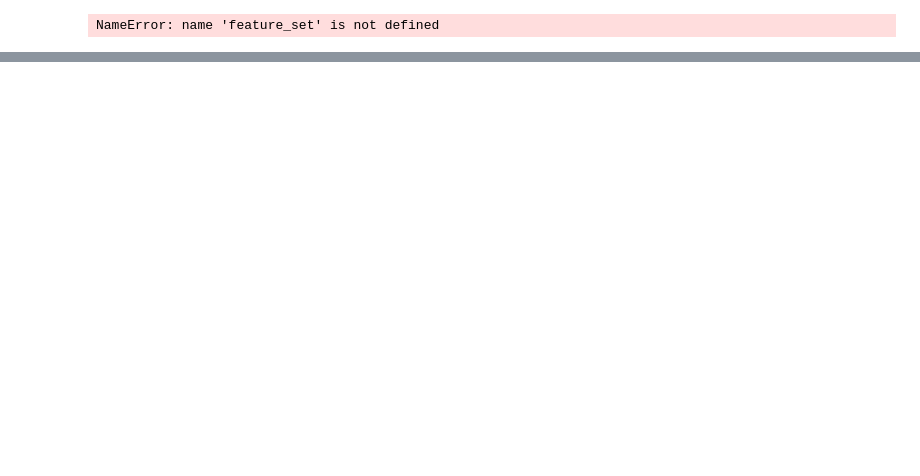
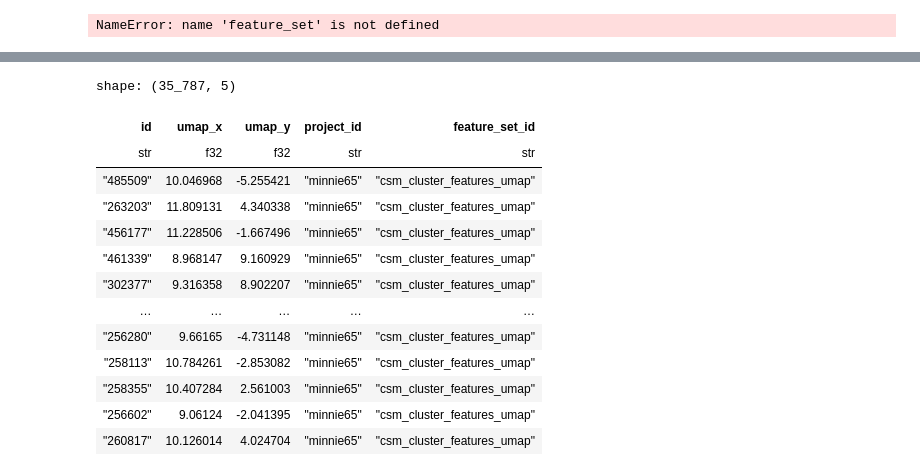
Before and after one commit to AllenInstitute/ConnectsCommonConnectivity, a Jupyter notebook: code/example_microns_query.ipynb, the cells around one changed output, grey strips where cells are left out. Cells and saved outputs as stored; diff of their text form; code cells hidden in the pictures; blank space fills up the shorter version.

```diff
--- a/code/example_microns_query.ipynb
+++ b/code/example_microns_query.ipynb
@@ -132,0 +275,26 @@ f.savefig("../figures/celltype_connectivity_adjacency_plot.png")
+# %%
+cfeats=cell_features[['id','umap_x', 'umap_y']].clone()
+# %%
+cfeats=cfeats.with_columns(
+    pl.lit("minnie65").alias('project_id')
+)
+cfeats=cfeats.with_columns(
+    pl.lit("csm_cluster_features_umap").alias("feature_set_id")
+)
+# %%
+cfeats
+# %% [output]
+shape: (35_787, 5)
+| id | umap_x | umap_y | project_id | feature_set_id |
+| str | f32 | f32 | str | str |
+| "485509" | 10.046968 | -5.255421 | "minnie65" | "csm_cluster_features_umap" |
+| "263203" | 11.809131 | 4.340338 | "minnie65" | "csm_cluster_features_umap" |
+| "456177" | 11.228506 | -1.667496 | "minnie65" | "csm_cluster_features_umap" |
+| "461339" | 8.968147 | 9.160929 | "minnie65" | "csm_cluster_features_umap" |
+| "302377" | 9.316358 | 8.902207 | "minnie65" | "csm_cluster_features_umap" |
+| … | … | … | … | … |
+| "256280" | 9.66165 | -4.731148 | "minnie65" | "csm_cluster_features_umap" |
+| "258113" | 10.784261 | -2.853082 | "minnie65" | "csm_cluster_features_umap" |
+| "258355" | 10.407284 | 2.561003 | "minnie65" | "csm_cluster_features_umap" |
+| "256602" | 9.06124 | -2.041395 | "minnie65" | "csm_cluster_features_umap" |
+| "260817" | 10.126014 | 4.024704 | "minnie65" | "csm_cluster_features_umap" |
```
Also changed, not shown: parts of 24 cells of this notebook, 3 other files.
